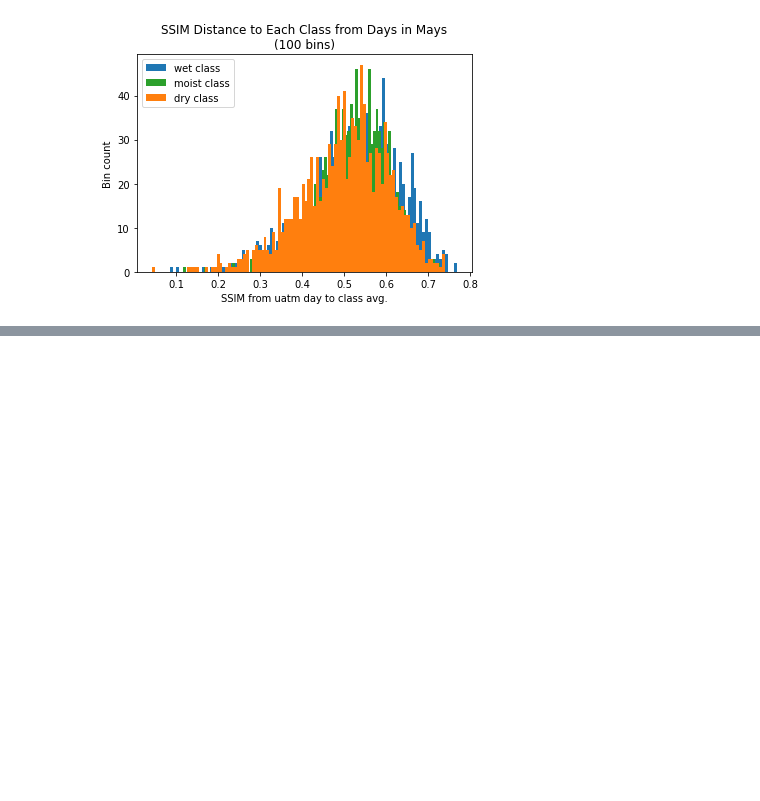
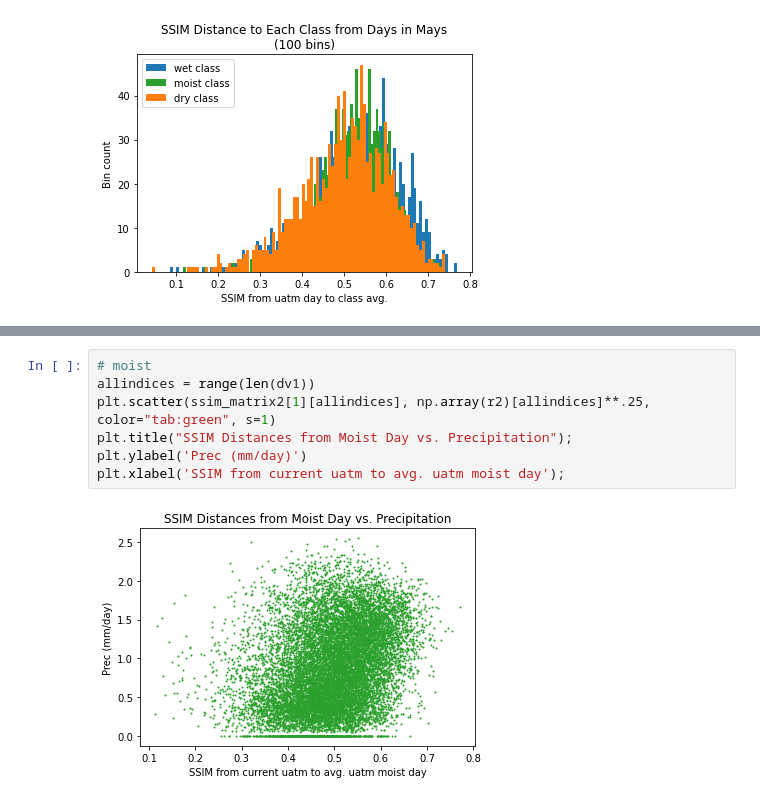
Before and after one commit to NCAR/ml-sm-dk-hf, a Jupyter notebook: notebooks/ssim_uatm_3classes.ipynb, the cells around one changed output, grey strips where cells are left out. Cells and saved outputs as stored; diff of their text form; blank space fills up the shorter version.

```diff
--- a/notebooks/ssim_uatm_3classes.ipynb
+++ b/notebooks/ssim_uatm_3classes.ipynb
@@ -291,0 +300,9 @@ plt.legend(loc="upper left")
+# %%
+# moist
+allindices = range(len(dv1))
+plt.scatter(ssim_matrix2[1][allindices], np.array(r2)[allindices]**.25, color="tab:green", s=1)
+plt.title("SSIM Distances from Moist Day vs. Precipitation");
+plt.ylabel('Prec (mm/day)')
+plt.xlabel('SSIM from current uatm to avg. uatm moist day');
+# %% [output]
+[figure, added]
```
Also changed, not shown: parts of 21 cells of this notebook.
